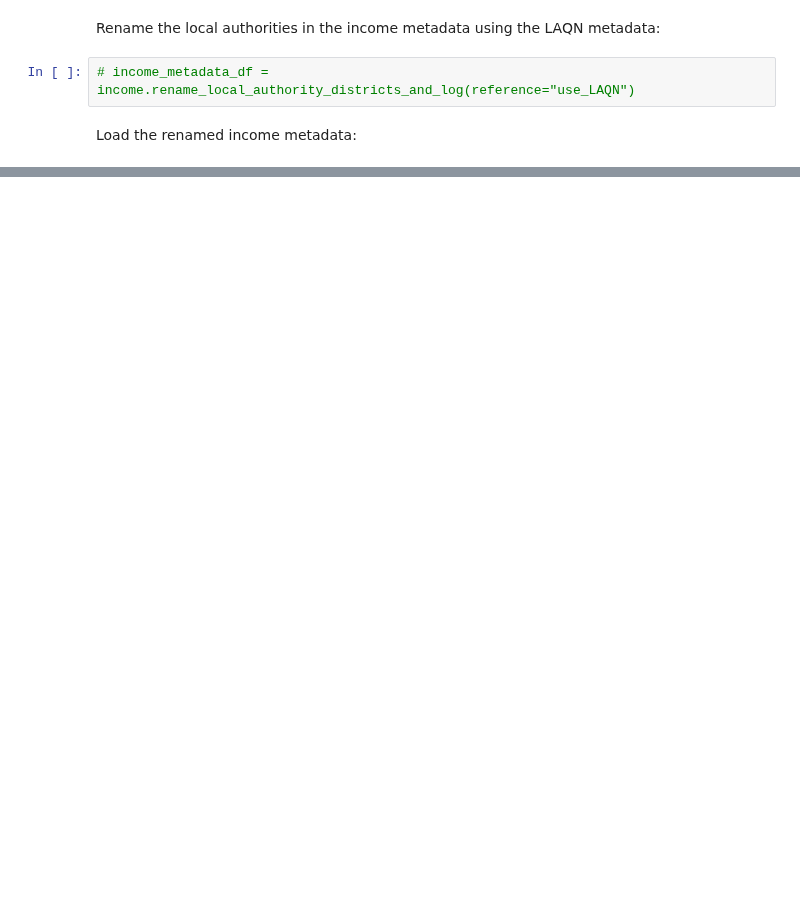
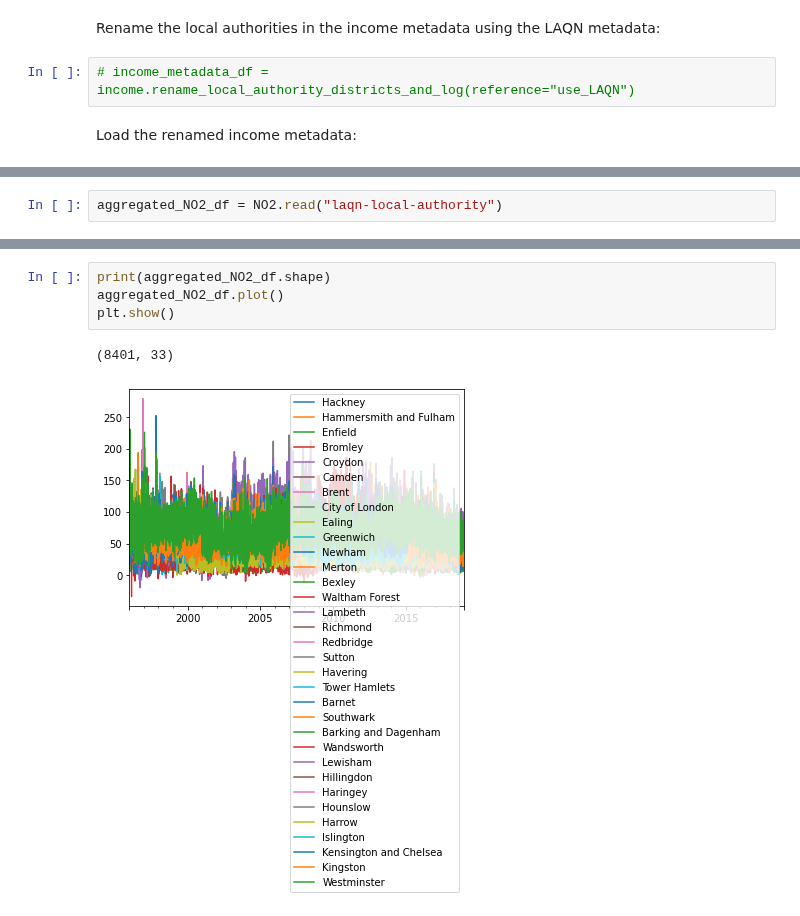
Before and after one commit to michellewl/AQmortality, a Jupyter notebook: mortality_model/borough_mortality.ipynb, the cells around one changed output, grey strips where cells are left out. Drawn from its saved outputs; the diff is of its cells as text; blank space fills up the shorter version.

Commit message:
Wandb-synced code to aggregated LAQN data to local authority geography, using the algorithm from Schwartz, 2000.

```diff
--- a/mortality_model/borough_mortality.ipynb
+++ b/mortality_model/borough_mortality.ipynb
@@ -52,0 +40,2 @@ Synced bumbling-pyramid-382: https://wandb.ai/michellewl/AQmortality/runs/2uqd6c
+# %%
+aggregated_NO2_df = NO2.read("laqn-local-authority")
@@ -52,0 +56,7 @@ Synced bumbling-pyramid-382: https://wandb.ai/michellewl/AQmortality/runs/2uqd6c
+# %%
+print(aggregated_NO2_df.shape)
+aggregated_NO2_df.plot()
+plt.show()
+# %% [output]
+(8401, 33)
+[figure, added]
```
Also changed, not shown: parts of 9 cells of this notebook, 1 other file.
